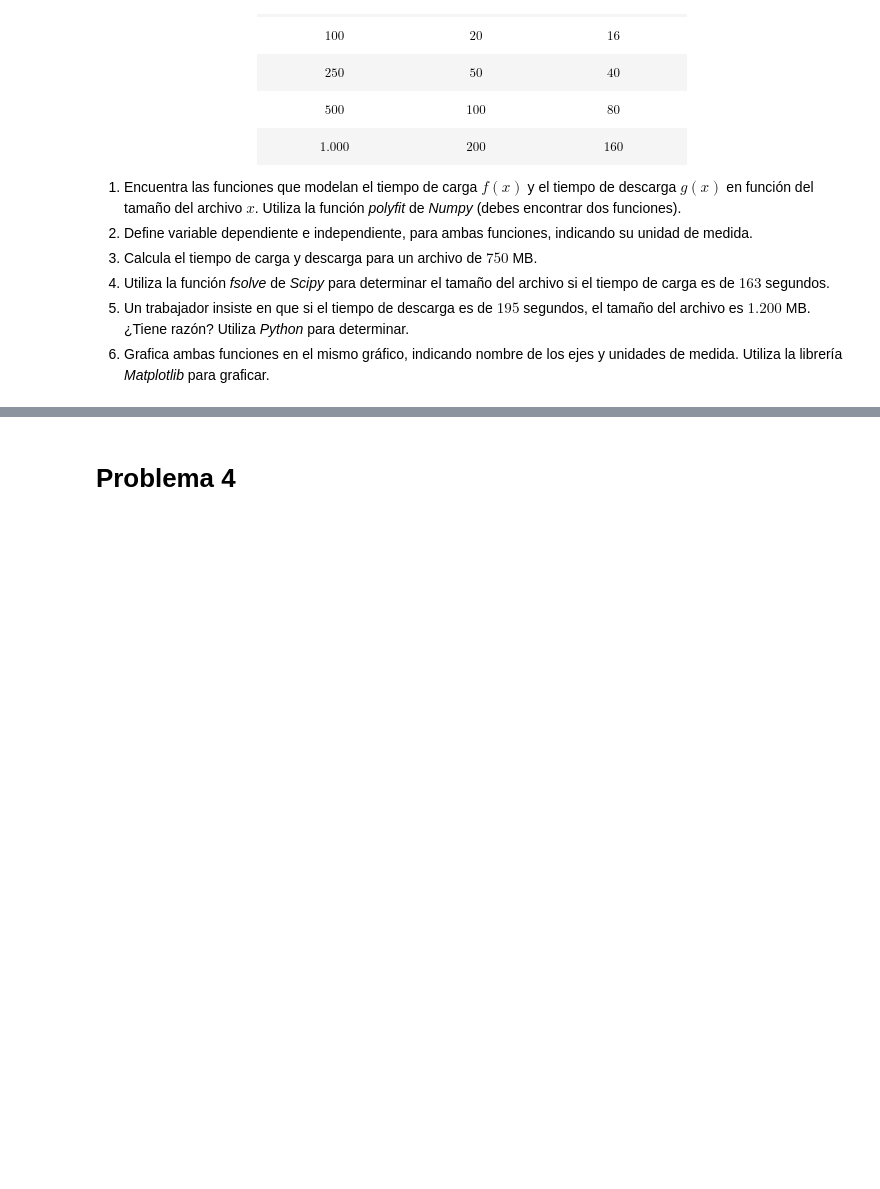
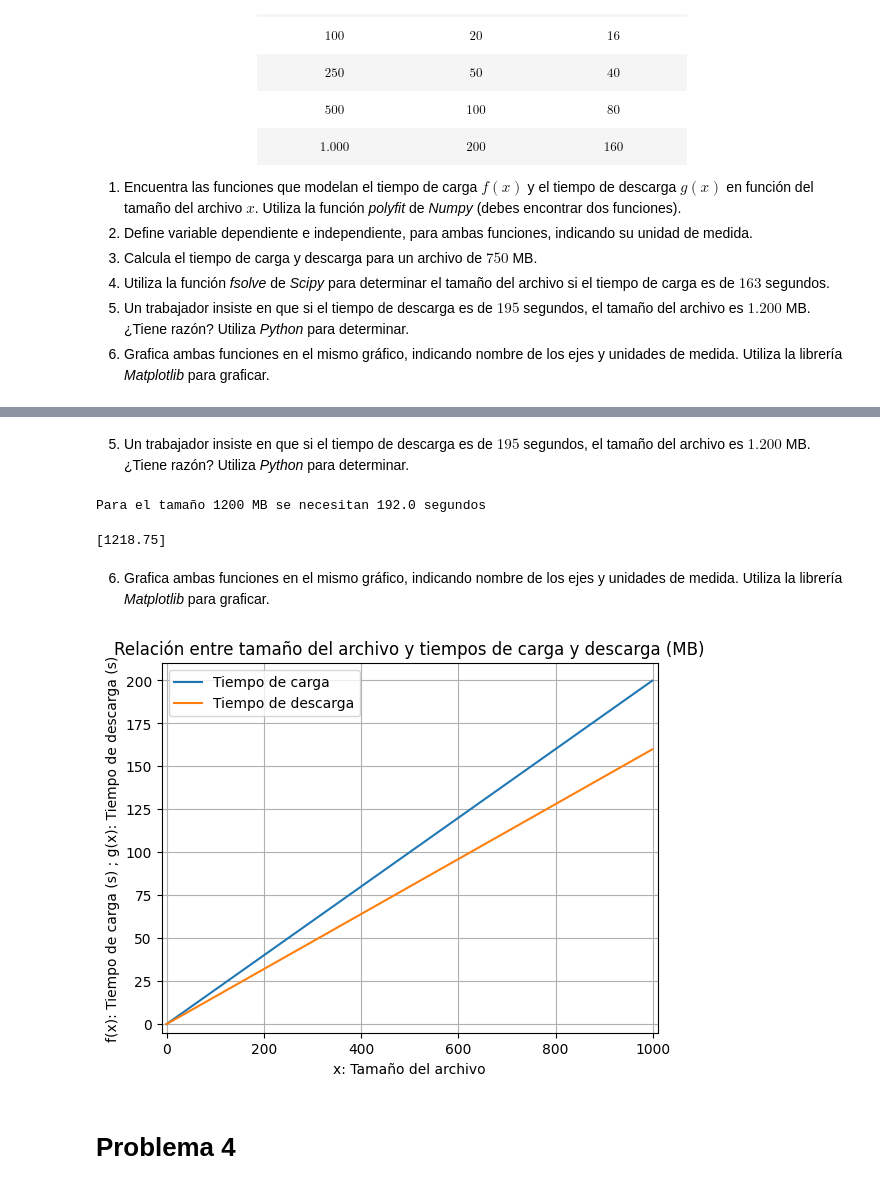
Before and after one commit to NachoSaave/Python-Centralizado, a Jupyter notebook: Mat Aplicada/G2_Función_Lineal.ipynb, the cells around one changed output, grey strips where cells are left out. Drawn from its saved outputs; the diff is of its cells as text; code cells hidden in the pictures; blank space fills up the shorter version.

```diff
--- a/Mat Aplicada/G2_Función_Lineal.ipynb
+++ b/Mat Aplicada/G2_Función_Lineal.ipynb
@@ -61,0 +104,4 @@ Un equipo de TI está monitoreando el tráfico de datos en la red de la empresa.
+# %%
+g=73.2
+Tr(g)
+print(f"El tiempo que demora una transferencia de {g} GB se demora {Tr(g)} min.")
@@ -85,3 +216,40 @@ Una empresa de tecnología quiere optimizar el tiempo de carga y descarga de arc
+# %% [markdown]
+5. Un trabajador insiste en que si el tiempo de descarga es de $195$ segundos, el tamaño del archivo es $1.200$ MB. ¿Tiene razón? Utiliza *Python* para determinar.
+# %%
+p=1200
+print(f"Para el tamaño {p} MB se necesitan {g(p)} segundos")
+# %% [output]
+Para el tamaño 1200 MB se necesitan 192.0 segundos
+# %%
+from scipy.optimize import fsolve
+def h(x):
+    return g(x)-195
+xp=np.linspace(700,800,1)
+solucion=fsolve(h, xo)
+print(solucion)
+# %% [output]
+[1218.75]
+# %% [markdown]
+6. Grafica ambas funciones en el mismo gráfico, indicando nombre de los ejes y unidades de medida. Utiliza la librería *Matplotlib* para graficar.
+# %%
+def f(x):
+    return 0.2*x
+
+def g(x):
+    return 0.16*x
+# %%
+x = np.arange(0,1000,1)
+plt.plot(x, f(x), label = 'Tiempo de carga')
+plt.plot(x, g(x), label = 'Tiempo de descarga')
+plt.axis([-10,1010,-5,210])
+plt.title('Relación entre tamaño del archivo y tiempos de carga y descarga (MB)')
+plt.xlabel('x: Tamaño del archivo')
+plt.ylabel('f(x): Tiempo de carga (s) ; g(x): Tiempo de descarga (s)')
+plt.grid(True)
+plt.legend()
+plt.show()
+# %% [output]
+[figure, added]
 # %% [markdown]
 # Problema 4
 # %% [markdown]
```
Also changed, not shown: parts of 23 cells of this notebook.
